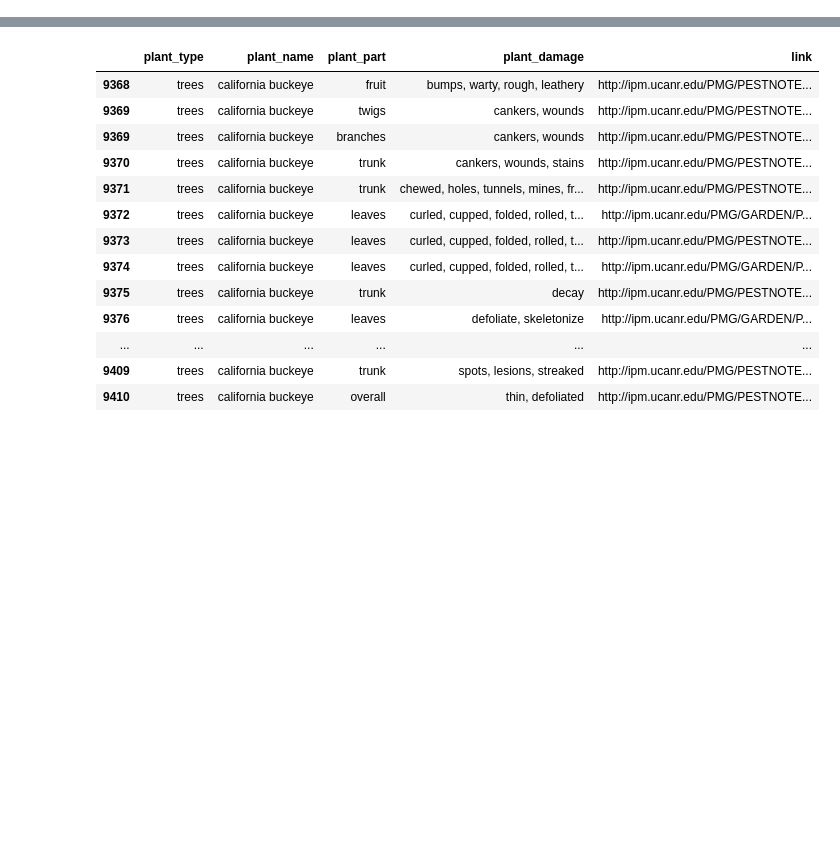
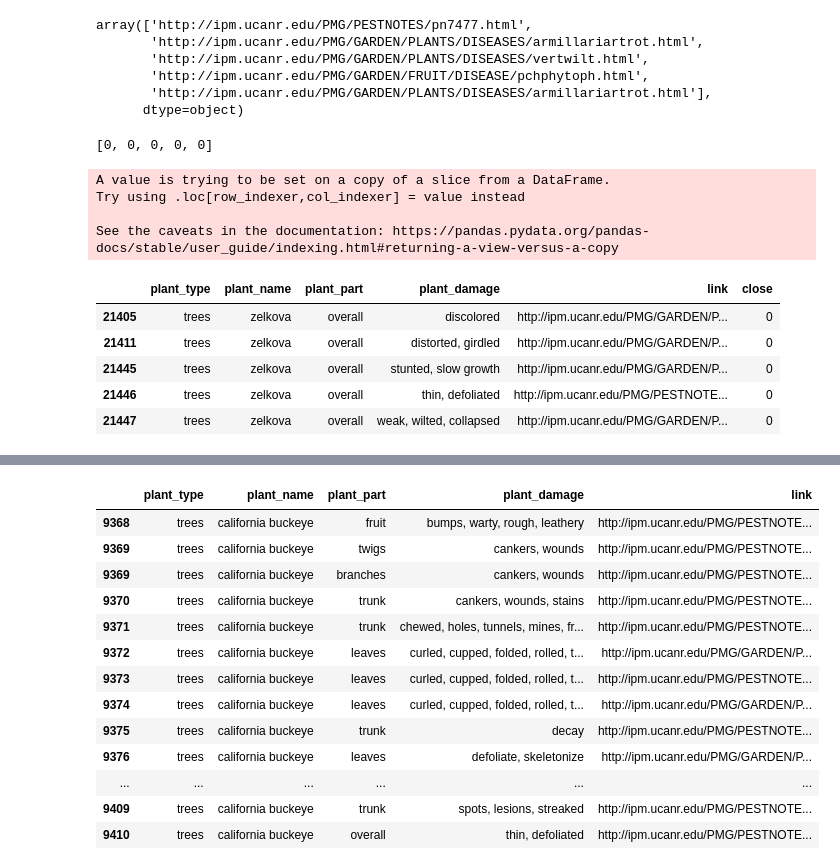
Before and after one commit to biddy1618/askchatbot, a Jupyter notebook: actions/plant_matching.ipynb, the cells around one changed output, grey strips where cells are left out. Cells and saved outputs as stored; diff of their text form; code cells hidden in the pictures; blank space fills up the shorter version.

```diff
--- a/actions/plant_matching.ipynb
+++ b/actions/plant_matching.ipynb
@@ -3,3 +3,12 @@ import pandas as pd
 import difflib
 # %%
 df = pd.read_pickle('./static/plant_tree.pkl')
+# %%
+df['link'].sample(5).values
+# %% [output]
+array(['http://ipm.ucanr.edu/PMG/PESTNOTES/pn7477.html',
+       'http://ipm.ucanr.edu/PMG/GARDEN/PLANTS/DISEASES/armillariartrot.html',
+       'http://ipm.ucanr.edu/PMG/GARDEN/PLANTS/DISEASES/vertwilt.html',
+       'http://ipm.ucanr.edu/PMG/GARDEN/FRUIT/DISEASE/pchphytoph.html',
+       'http://ipm.ucanr.edu/PMG/GARDEN/PLANTS/DISEASES/armillariartrot.html'],
+      dtype=object)
@@ -6,3 +17,27 @@ df = pd.read_pickle('./static/plant_tree.pkl')
+# %%
+tmp = df[(df['plant_type'] == 'trees') & (df['plant_name'] == 'zelkova') & (df['plant_part'] == 'overall')]
+# %%
+query = 'slow growth, collapsed'
+# %%
+[(len(difflib.get_close_matches(query, tmp['plant_damage'], cutoff=0.6)) > 1) * 1 for x in tmp['plant_damage']]
+# %% [output]
+[0, 0, 0, 0, 0]
+# %%
+
+
+tmp['close'] = [(len(difflib.get_close_matches(query, tmp['plant_damage'], cutoff=0.6)) > 1) * 1 for x in tmp['plant_damage']]
+tmp
+# %% [output]
+A value is trying to be set on a copy of a slice from a DataFrame.
+Try using .loc[row_indexer,col_indexer] = value instead
+
+See the caveats in the documentation: https://pandas.pydata.org/pandas-docs/stable/user_guide/indexing.html#returning-a-view-versus-a-copy
+|  | plant_type | plant_name | plant_part | plant_damage | link | close |
+| 21405 | trees | zelkova | overall | discolored | http://ipm.ucanr.edu/PMG/GARDEN/P... | 0 |
+| 21411 | trees | zelkova | overall | distorted, girdled | http://ipm.ucanr.edu/PMG/GARDEN/P... | 0 |
+| 21445 | trees | zelkova | overall | stunted, slow growth | http://ipm.ucanr.edu/PMG/GARDEN/P... | 0 |
+| 21446 | trees | zelkova | overall | thin, defoliated | http://ipm.ucanr.edu/PMG/PESTNOTE... | 0 |
+| 21447 | trees | zelkova | overall | weak, wilted, collapsed | http://ipm.ucanr.edu/PMG/GARDEN/P... | 0 |
 # %%
 df.sample(10)
 # %% [output]
```
Also changed, not shown: parts of 2 cells of this notebook, 7 other files.
